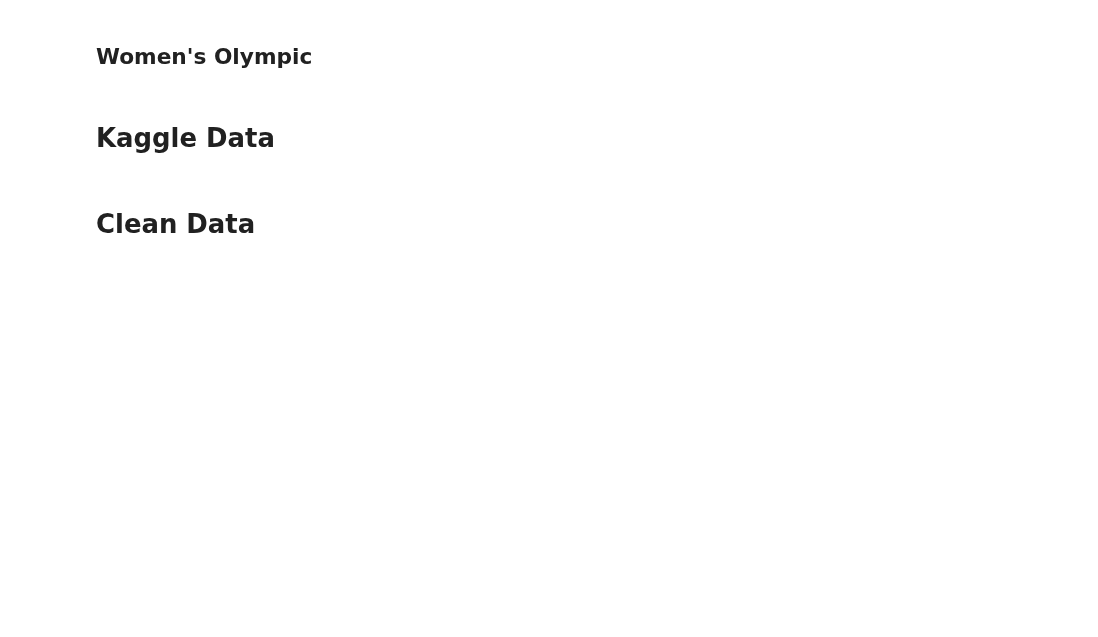
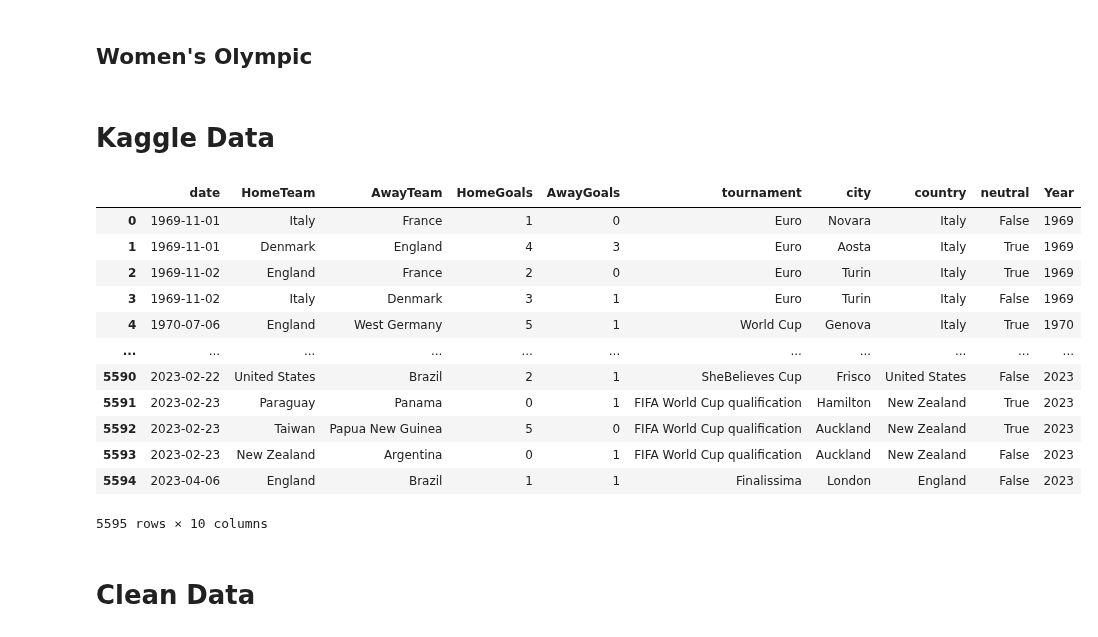
Before and after one commit to larikulik/FIFA_WWC_Predict, a Jupyter notebook: Get_Data_Womens_Games.ipynb, the cells around one changed output. Cells and saved outputs as stored; diff of their text form; code cells hidden in the pictures; blank space fills up the shorter version.

```diff
--- a/Get_Data_Womens_Games.ipynb
+++ b/Get_Data_Womens_Games.ipynb
@@ -101,3 +113,19 @@ df_historical_data
+# %%
+df_historical_data_kaggle
+# %% [output]
+|  | date | HomeTeam | AwayTeam | HomeGoals | AwayGoals | tournament | city | country | neutral | Year |
+| 0 | 1969-11-01 | Italy | France | 1 | 0 | Euro | Novara | Italy | False | 1969 |
+| 1 | 1969-11-01 | Denmark | England | 4 | 3 | Euro | Aosta | Italy | True | 1969 |
+| 2 | 1969-11-02 | England | France | 2 | 0 | Euro | Turin | Italy | True | 1969 |
+| 3 | 1969-11-02 | Italy | Denmark | 3 | 1 | Euro | Turin | Italy | False | 1969 |
+| 4 | 1970-07-06 | England | West Germany | 5 | 1 | World Cup | Genova | Italy | True | 1970 |
+| ... | ... | ... | ... | ... | ... | ... | ... | ... | ... | ... |
+| 5590 | 2023-02-22 | United States | Brazil | 2 | 1 | SheBelieves Cup | Frisco | United States | False | 2023 |
+| 5591 | 2023-02-23 | Paraguay | Panama | 0 | 1 | FIFA World Cup qualification | Hamilton | New Zealand | True | 2023 |
+| 5592 | 2023-02-23 | Taiwan | Papua New Guinea | 5 | 0 | FIFA World Cup qualification | Auckland | New Zealand | True | 2023 |
+| 5593 | 2023-02-23 | New Zealand | Argentina | 0 | 1 | FIFA World Cup qualification | Auckland | New Zealand | False | 2023 |
+| 5594 | 2023-04-06 | England | Brazil | 1 | 1 | Finalissima | London | England | False | 2023 |
+5595 rows × 10 columns
 # %% [markdown]
 # Clean Data
 # %%
```
Also changed, not shown: parts of 13 cells of this notebook.
